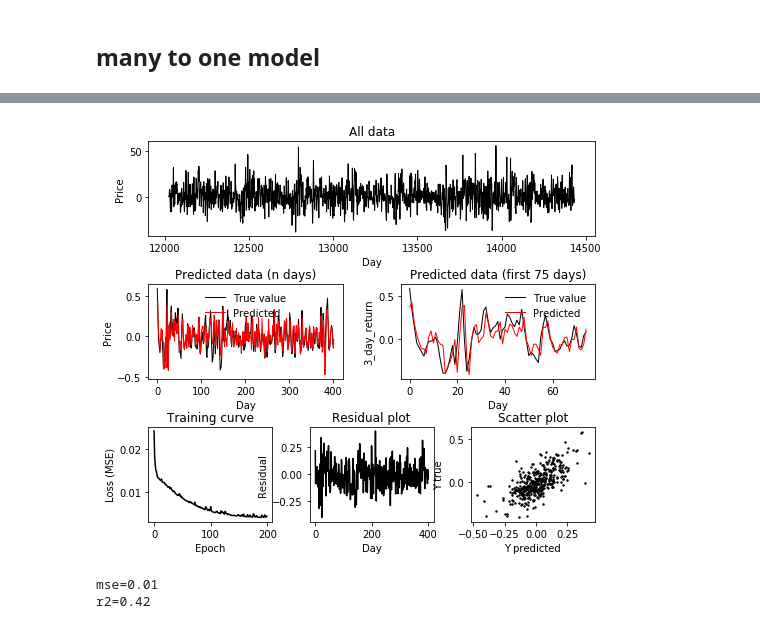
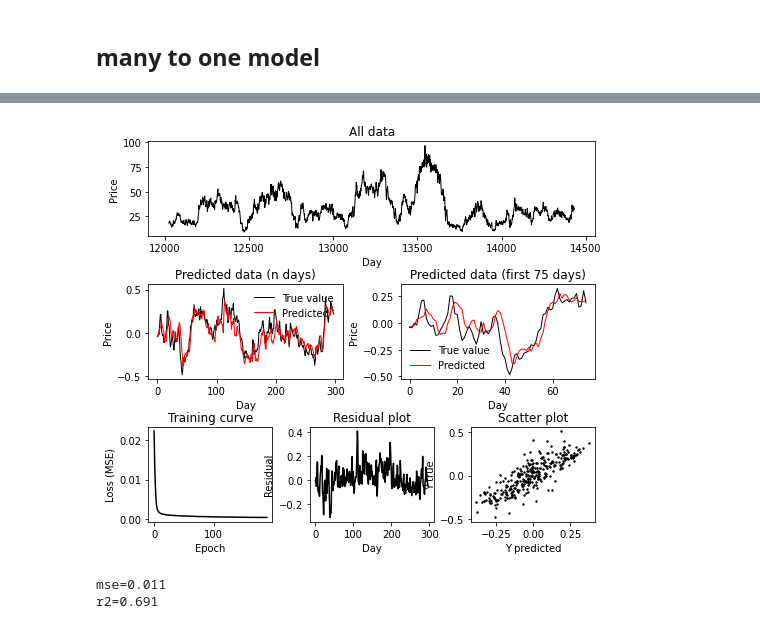
Before and after one commit to boyuchen0224/NCTU_Big_Data_Final_Project, a Jupyter notebook: LSTM/LSTM_Keras_1.ipynb, the cells around one changed output, grey strips where cells are left out. Drawn from its saved outputs; the diff is of its cells as text; code cells hidden in the pictures.

```diff
--- a/LSTM/LSTM_Keras_1.ipynb
+++ b/LSTM/LSTM_Keras_1.ipynb
@@ -24,7 +26,9 @@ def readTrain():
     banana = grouped_df.get_group('香蕉')
     market_df = banana.groupby(banana.市場名稱)
     market = market_df.get_group('台北一')
-    market = market.drop(columns=['作物代號', '作物名稱', '市場代號', '市場名稱','平均價', '1_day_return', '5_day_return', 'DateTime','強度','警報發布報數'])
+    market = market.drop(columns=['作物代號', '作物名稱', '市場代號', '市場名稱','3_day_return', '1_day_return', '5_day_return', 'DateTime'])
+    market = market.rename(columns = {'平均價': 'Price', '交易量': 'Trading_volume','強度':'Typhoon_strength','警報發布報數':'Warning_freq'}, inplace = False)
+    #market = market.rename(columns = {'交易量': 'Trading_volume','強度':'Typhoon_strength','警報發布報數':'Warning_freq'}, inplace = False)
     return market
 # %%
 # Normalize all attribute
@@ -42,7 +46,7 @@ def buildTrain(train, pastDay=30, futureDay=5):
     X_train, Y_train = [], []
     for i in range(train.shape[0]-futureDay-pastDay):
         X_train.append(np.array(train.iloc[i:i+pastDay]))
-        Y_train.append(np.array(train.iloc[i+pastDay:i+pastDay+futureDay]["3_day_return"]))
+        Y_train.append(np.array(train.iloc[i+pastDay:i+pastDay+futureDay]["Price"]))
     return np.array(X_train), np.array(Y_train)
 # %%
 def shuffle(X,Y):
@@ -91,5 +110,5 @@ def buildManyToOneModel(shape):
 # %%
-train = dataset[:2000]
+train = dataset[:2111]
 
 train_norm = normalize(train)
 # change the last day and next day
@@ -127,2 +154,2 @@ Epoch 00200: early stopping
 # %%
-test = dataset[2000:]
+test = dataset[2104:]
@@ -144,7 +186,7 @@ y_pred = model.predict(X_test)
 plt.figure(figsize=(8,7))
 
 plt.subplot(3, 1, 1)
-plt.plot(dataset['3_day_return'], color='black', linewidth=1, label='True value')
+plt.plot(dataset['Price'], color='black', linewidth=1, label='True value')
 plt.ylabel("Price")
 plt.xlabel("Day")
 plt.title("All data")
@@ -162,40 +204,40 @@ plt.subplot(3, 2, 4)
 plt.plot(y_test[0:75], color='black', linewidth=1, label='True value')
 plt.plot(y_pred[0:75], color='red', linewidth=1, label='Predicted')
 plt.legend(frameon=False)
-plt.ylabel("3_day_return")
+plt.ylabel("Price")
 plt.xlabel("Day")
 plt.title("Predicted data (first 75 days)")
 
 # 訓練曲線，殘插圖，散點圖
 plt.subplot(3, 3, 7)
 plt.plot(epochs, loss, color='black')
 plt.ylabel("Loss (MSE)")
 plt.xlabel("Epoch")
 plt.title("Training curve")
 
 plt.subplot(3, 3, 8)
 plt.plot(y_test - y_pred, color='black')
 plt.ylabel("Residual")
 plt.xlabel("Day")
 plt.title("Residual plot")
 
 plt.subplot(3, 3, 9)
 plt.scatter(y_pred, y_test, s=2, color='black')
 plt.ylabel("Y true")
 plt.xlabel("Y predicted")
 plt.title("Scatter plot")
 
 plt.subplots_adjust(hspace=0.5, wspace=0.3)
 plt.show()
 
 mse = mean_squared_error(y_test, y_pred)
 r2 = r2_score(y_test, y_pred)
-print("mse=" + str(round(mse,2)))
-print("r2=" + str(round(r2,2)))
+print("mse=" + str(round(mse,3)))
+print("r2=" + str(round(r2,3)))
 # %% [output]
-[figure, old version]
+[figure, new version]
-mse=0.01
-r2=0.42
+mse=0.011
+r2=0.691
 # %%
 # Denormalize the truth value
 y_test_df = pd.DataFrame(y_test)
```
Also changed, not shown: parts of 26 cells of this notebook, 1 other file.
